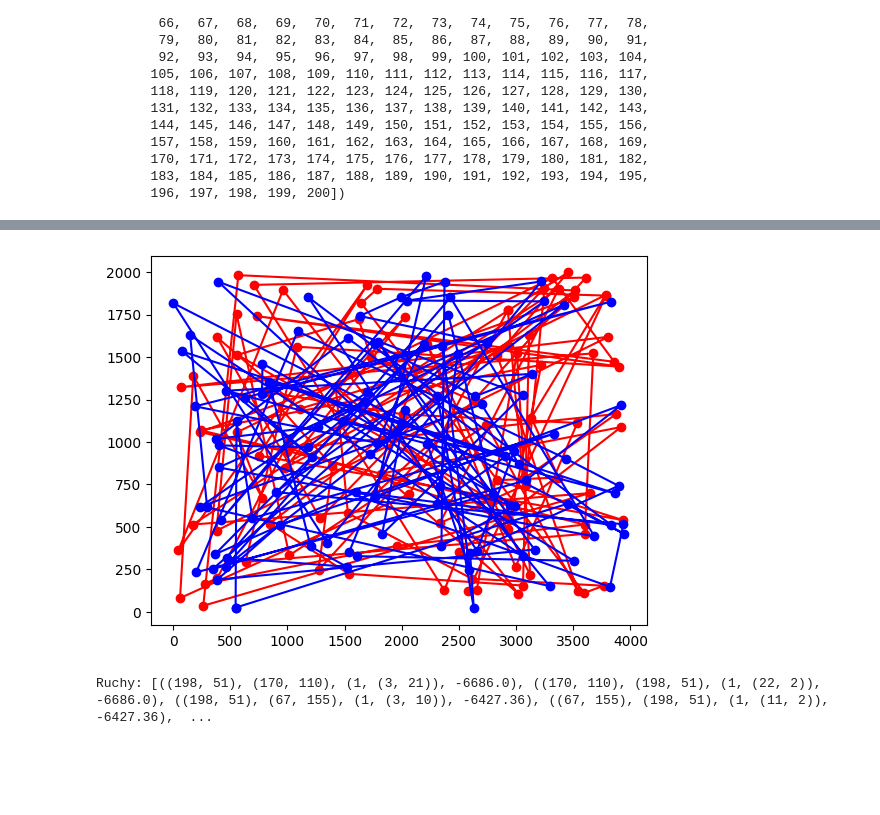
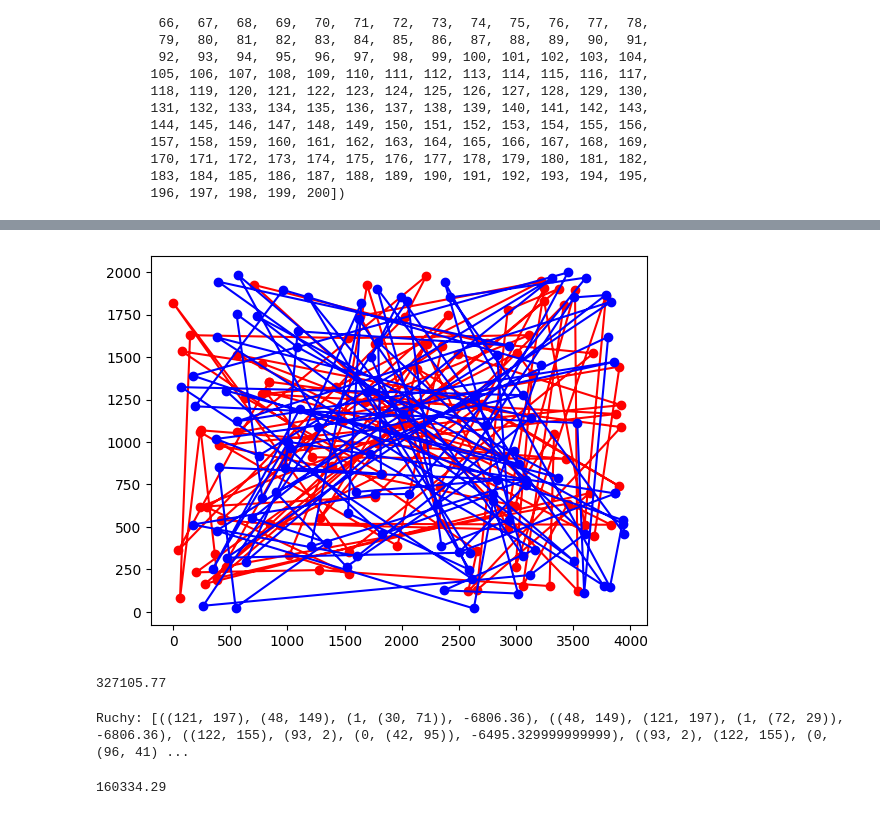
Before and after one commit to majsterkovic/imo, a Jupyter notebook: lab3/local-search-python/code.ipynb, the cells around one changed output, grey strips where cells are left out. Drawn from its saved outputs; the diff is of its cells as text; code cells hidden in the pictures; blank space fills up the shorter version.

```diff
--- a/lab3/local-search-python/code.ipynb
+++ b/lab3/local-search-python/code.ipynb
@@ -10,5 +11,5 @@ from IPython.display import clear_output
 # %%
-FILENAME = 'kroA100.tsp'
+FILENAME = 'kroB200.tsp'
 VISUALIZE = True
 # %%
 
@@ -562,9 +553,14 @@ def cache_moves_algorithm(cycle1, cycle2, data):
 # %%
 random_cycle1, random_cycle2 = random_cycle(get_nodes(data))
 plot_cycles(random_cycle1, random_cycle2, data)
+calculate_cycles_length(random_cycle1, random_cycle2, distance)
 # %% [output]
-[figure, old version]
+[figure, new version]
+327105.77
 # %%
 c1, c2 = cache_moves_algorithm(random_cycle1, random_cycle2, data)
+calculate_cycles_length(c1, c2, distance)
+# plot_cycles(c1, c2, data)
 # %% [output]
-Ruchy: [((198, 51), (170, 110), (1, (3, 21)), -6686.0), ((170, 110), (198, 51), (1, (22, 2)), -6686.0), ((198, 51), (67, 155), (1, (3, 10)), -6427.36), ((67, 155), (198, 51), (1, (11, 2)), -6427.36),  ...
+Ruchy: [((121, 197), (48, 149), (1, (30, 71)), -6806.36), ((48, 149), (121, 197), (1, (72, 29)), -6806.36), ((122, 155), (93, 2), (0, (42, 95)), -6495.329999999999), ((93, 2), (122, 155), (0, (96, 41) ...
+160334.29
```
Also changed, not shown: parts of 7 cells of this notebook.
